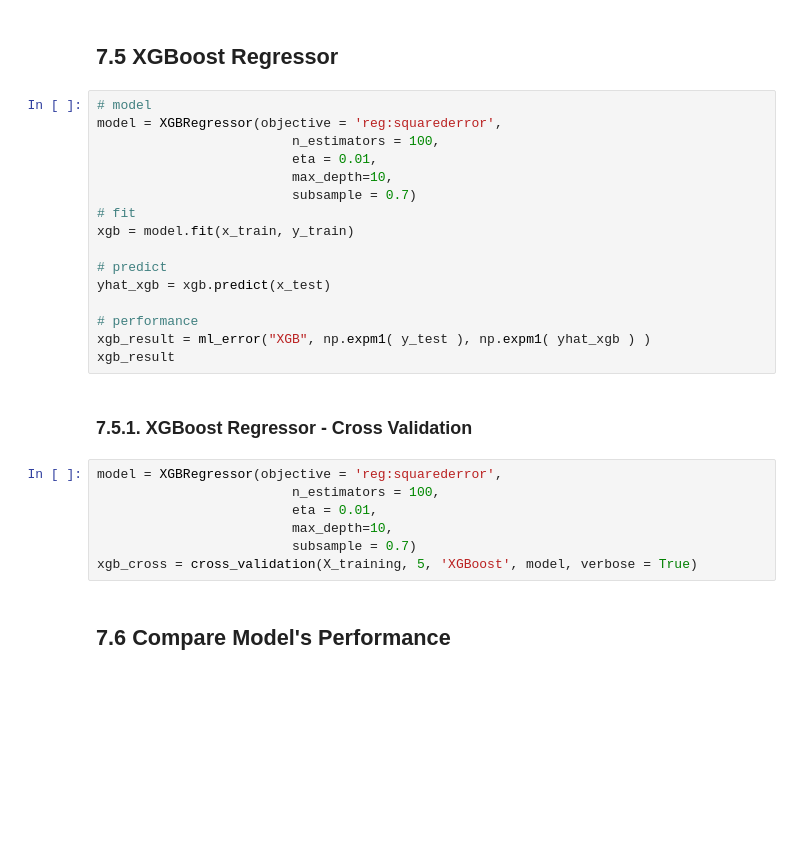
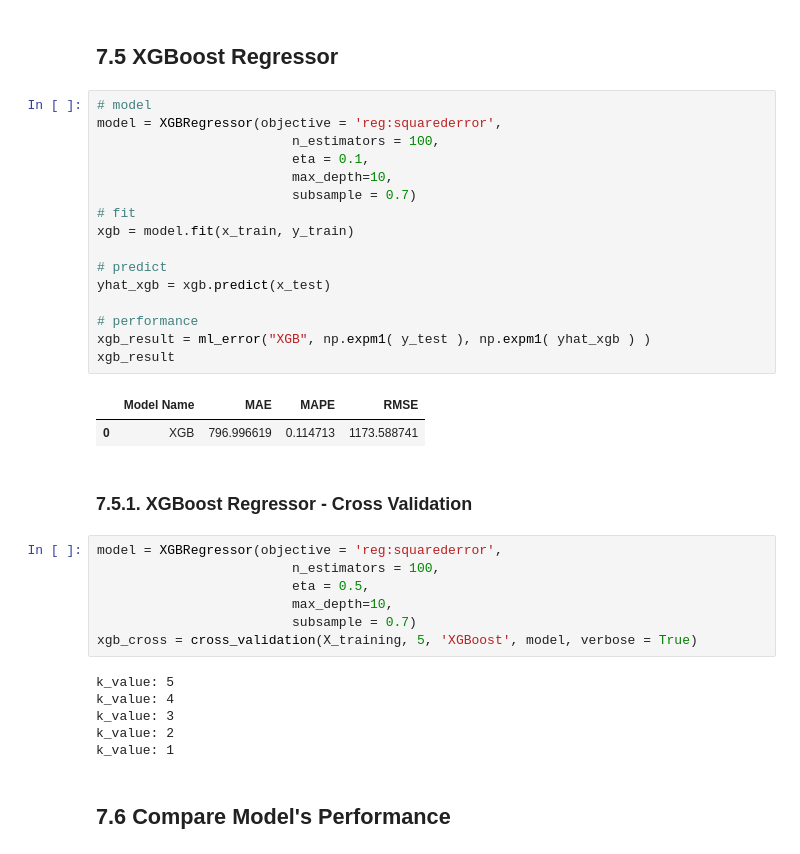
Before and after one commit to RafaelLuckner/ds_em_producao, a Jupyter notebook: m10.ipynb, the cells around one changed output. Saved outputs shown, nothing was run; the diff lists cells and outputs as text; blank space fills up the shorter version.

```diff
--- a/m10.ipynb
+++ b/m10.ipynb
@@ -1024,28 +1075,37 @@ rf_cross = cross_validation(X_training, 5, 'Random Forest', model, verbose = Tru
 # %%
 # model
 model = XGBRegressor(objective = 'reg:squarederror',
                          n_estimators = 100,
-                         eta = 0.01,
+                         eta = 0.1,
                          max_depth=10,
                          subsample = 0.7)
 # fit
 xgb = model.fit(x_train, y_train)
 
 # predict
 yhat_xgb = xgb.predict(x_test)
 
 # performance
 xgb_result = ml_error("XGB", np.expm1( y_test ), np.expm1( yhat_xgb ) )
 xgb_result
+# %% [output]
+|  | Model Name | MAE | MAPE | RMSE |
+| 0 | XGB | 796.996619 | 0.114713 | 1173.588741 |
 # %% [markdown]
 ### 7.5.1. XGBoost Regressor - Cross Validation
 # %%
 model = XGBRegressor(objective = 'reg:squarederror',
                          n_estimators = 100,
-                         eta = 0.01,
+                         eta = 0.5,
                          max_depth=10,
                          subsample = 0.7)
 xgb_cross = cross_validation(X_training, 5, 'XGBoost', model, verbose = True)
+# %% [output]
+k_value: 5
+k_value: 4
+k_value: 3
+k_value: 2
+k_value: 1
 # %% [markdown]
 ## 7.6 Compare Model's Performance
 # %%
```
Also changed, not shown: parts of 25 cells of this notebook, 9 other files.
